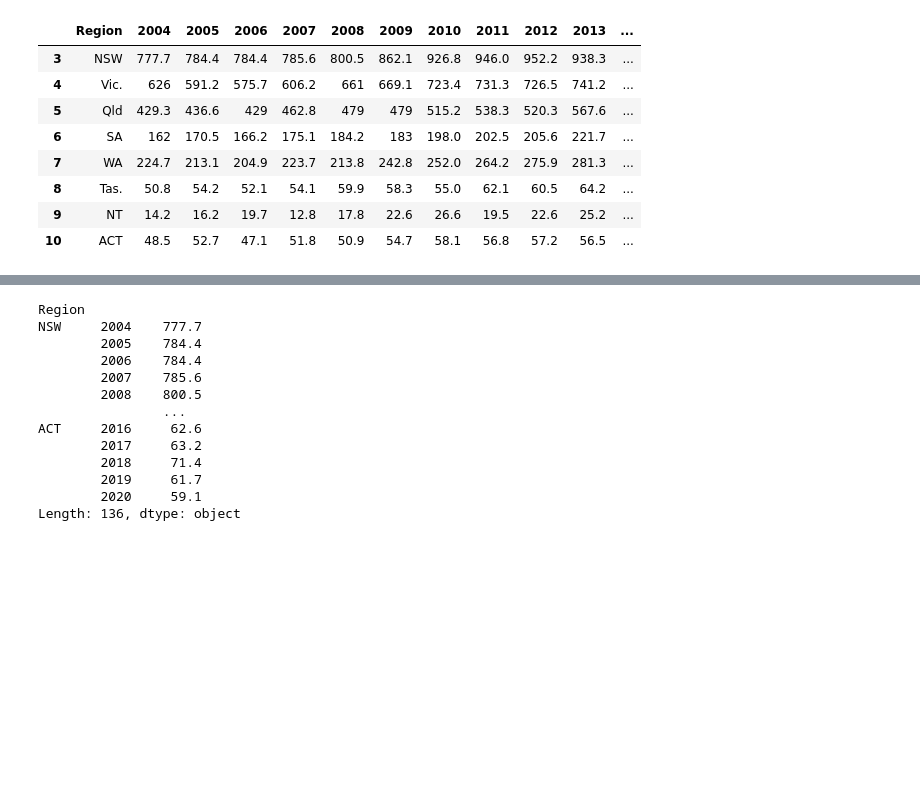
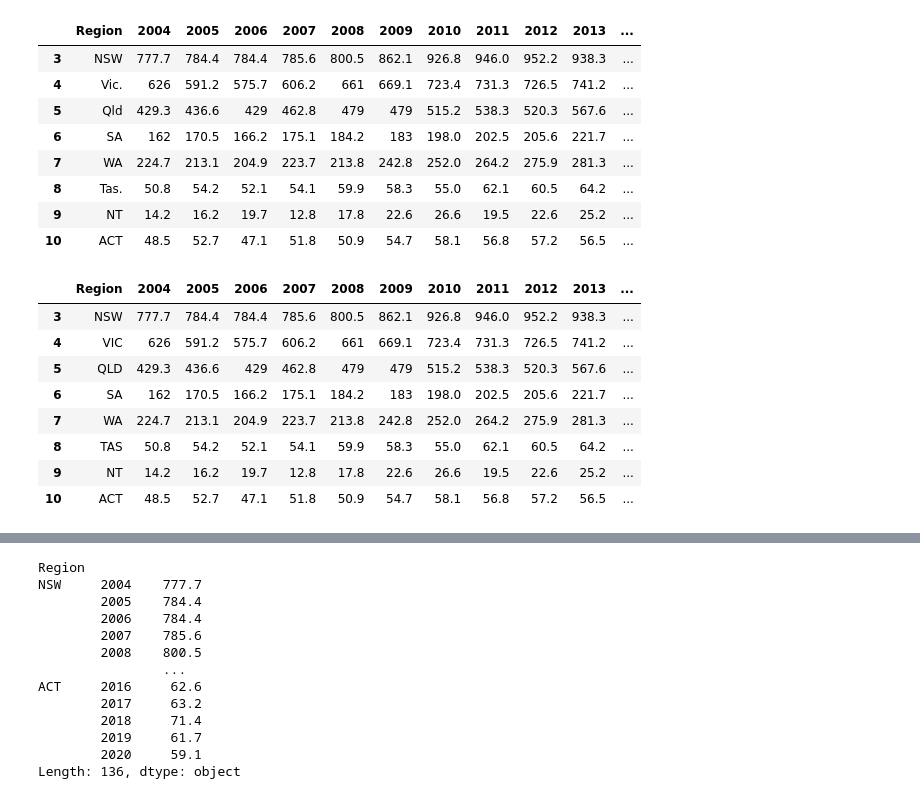
Before and after one commit to vjuliana/ETL, a Jupyter notebook: enrolment_ETL.ipynb, the cells around one changed output, grey strips where cells are left out. Cells and saved outputs as stored; diff of their text form; code cells hidden in the pictures; blank space fills up the shorter version.

```diff
--- a/Data/enrolment_script.ipynb
+++ b/enrolment_ETL.ipynb
@@ -54,6 +54,22 @@ enrolment_df
 | 8 | Tas. | 50.8 | 54.2 | 52.1 | 54.1 | 59.9 | 58.3 | 55.0 | 62.1 | 60.5 | 64.2 | ... |
 | 9 | NT | 14.2 | 16.2 | 19.7 | 12.8 | 17.8 | 22.6 | 26.6 | 19.5 | 22.6 | 25.2 | ... |
 | 10 | ACT | 48.5 | 52.7 | 47.1 | 51.8 | 50.9 | 54.7 | 58.1 | 56.8 | 57.2 | 56.5 | ... |
+# %%
+# Rename VIC, QLD and TAS to ensure compatibility with migration data
+enrolment_df.loc[4,'Region'] = 'VIC'
+enrolment_df.loc[5,'Region'] = 'QLD'
+enrolment_df.loc[8,'Region'] = 'TAS'
+enrolment_df
+# %% [output]
+|  | Region | 2004 | 2005 | 2006 | 2007 | 2008 | 2009 | 2010 | 2011 | 2012 | 2013 | ... |
+| 3 | NSW | 777.7 | 784.4 | 784.4 | 785.6 | 800.5 | 862.1 | 926.8 | 946.0 | 952.2 | 938.3 | ... |
+| 4 | VIC | 626 | 591.2 | 575.7 | 606.2 | 661 | 669.1 | 723.4 | 731.3 | 726.5 | 741.2 | ... |
+| 5 | QLD | 429.3 | 436.6 | 429 | 462.8 | 479 | 479 | 515.2 | 538.3 | 520.3 | 567.6 | ... |
+| 6 | SA | 162 | 170.5 | 166.2 | 175.1 | 184.2 | 183 | 198.0 | 202.5 | 205.6 | 221.7 | ... |
+| 7 | WA | 224.7 | 213.1 | 204.9 | 223.7 | 213.8 | 242.8 | 252.0 | 264.2 | 275.9 | 281.3 | ... |
+| 8 | TAS | 50.8 | 54.2 | 52.1 | 54.1 | 59.9 | 58.3 | 55.0 | 62.1 | 60.5 | 64.2 | ... |
+| 9 | NT | 14.2 | 16.2 | 19.7 | 12.8 | 17.8 | 22.6 | 26.6 | 19.5 | 22.6 | 25.2 | ... |
+| 10 | ACT | 48.5 | 52.7 | 47.1 | 51.8 | 50.9 | 54.7 | 58.1 | 56.8 | 57.2 | 56.5 | ... |
 # %%
 # Reshape data from wide to long
 idx = ['Region']
```
Also changed, not shown: parts of 3 cells of this notebook.
